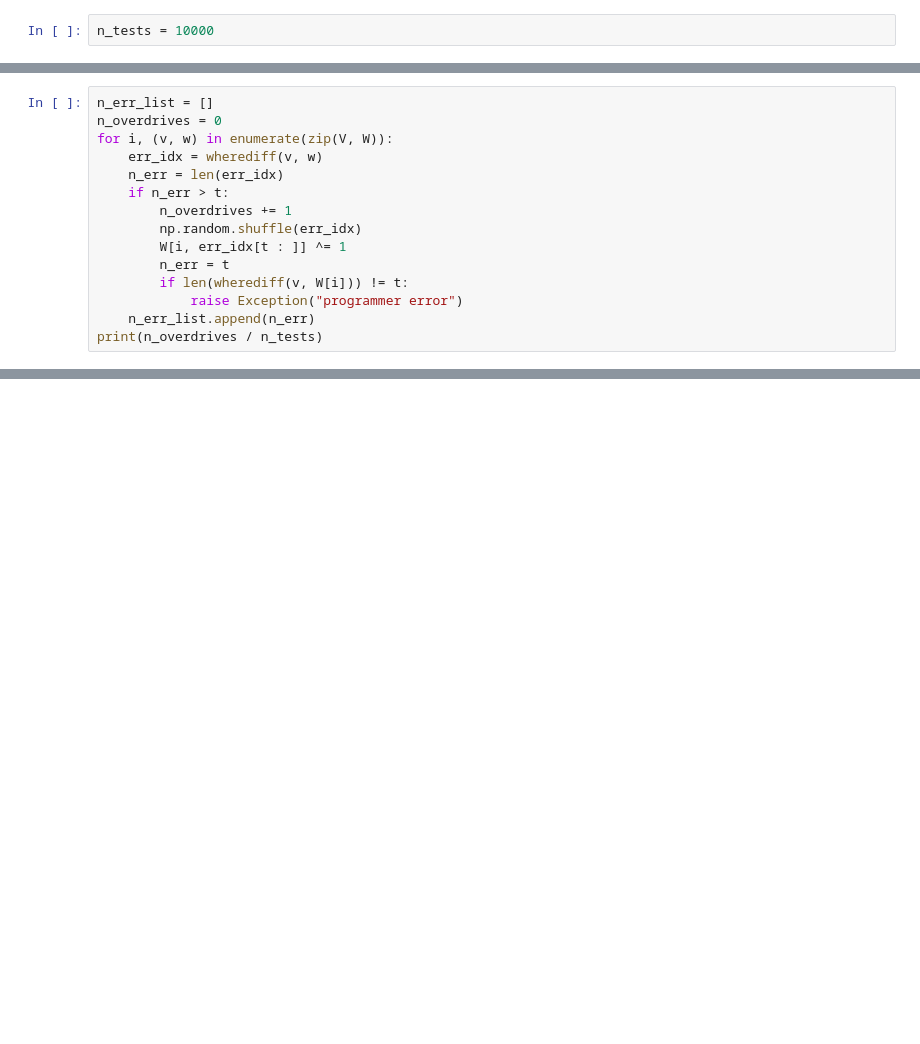
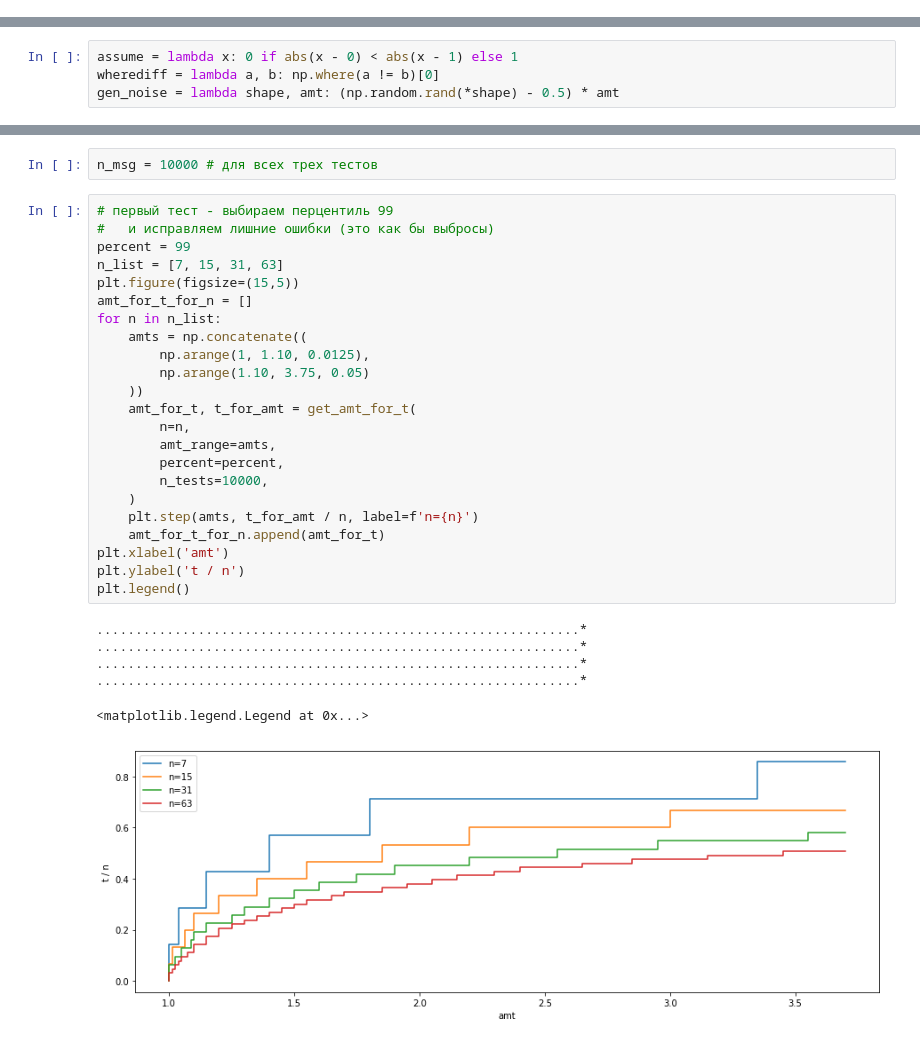
Before and after one commit to garx0/pa, a Jupyter notebook: bch_decode_analysis.ipynb, the cells around one changed output, grey strips where cells are left out. Saved outputs shown, nothing was run; the diff lists cells and outputs as text; blank space fills up the shorter version.

```diff
--- a/bch_decode_analysis.ipynb
+++ b/bch_decode_analysis.ipynb
@@ -62,2 +0,0 @@ True
-# %%
-n_tests = 10000
@@ -156,15 +0,0 @@ W = np.vectorize(assume)(V + noise)
-# %%
-n_err_list = []
-n_overdrives = 0
-for i, (v, w) in enumerate(zip(V, W)):
-    err_idx = wherediff(v, w)
-    n_err = len(err_idx)
-    if n_err > t:
-        n_overdrives += 1
-        np.random.shuffle(err_idx)
-        W[i, err_idx[t : ]] ^= 1
-        n_err = t
-        if len(wherediff(v, W[i])) != t:
-            raise Exception("programmer error")
-    n_err_list.append(n_err)
-print(n_overdrives / n_tests)
@@ -183,0 +8,4 @@ plt.hist(n_err_list)
+# %%
+assume = lambda x: 0 if abs(x - 0) < abs(x - 1) else 1
+wherediff = lambda a, b: np.where(a != b)[0]
+gen_noise = lambda shape, amt: (np.random.rand(*shape) - 0.5) * amt
@@ -183,0 +189,32 @@ plt.hist(n_err_list)
+# %%
+n_msg = 10000 # для всех трех тестов
+# %%
+# первый тест - выбираем перцентиль 99
+#   и исправляем лишние ошибки (это как бы выбросы)
+percent = 99
+n_list = [7, 15, 31, 63]
+plt.figure(figsize=(15,5))
+amt_for_t_for_n = []
+for n in n_list:
+    amts = np.concatenate((
+        np.arange(1, 1.10, 0.0125),
+        np.arange(1.10, 3.75, 0.05)
+    ))
+    amt_for_t, t_for_amt = get_amt_for_t(
+        n=n,
+        amt_range=amts,
+        percent=percent,
+        n_tests=10000,
+    )
+    plt.step(amts, t_for_amt / n, label=f'n={n}')
+    amt_for_t_for_n.append(amt_for_t)
+plt.xlabel('amt')
+plt.ylabel('t / n')
+plt.legend()
+# %% [output]
+..............................................................*
+..............................................................*
+..............................................................*
+..............................................................*
+<matplotlib.legend.Legend at 0x...>
+[figure, added]
```
Also changed, not shown: parts of 50 cells of this notebook, 5 other files.
